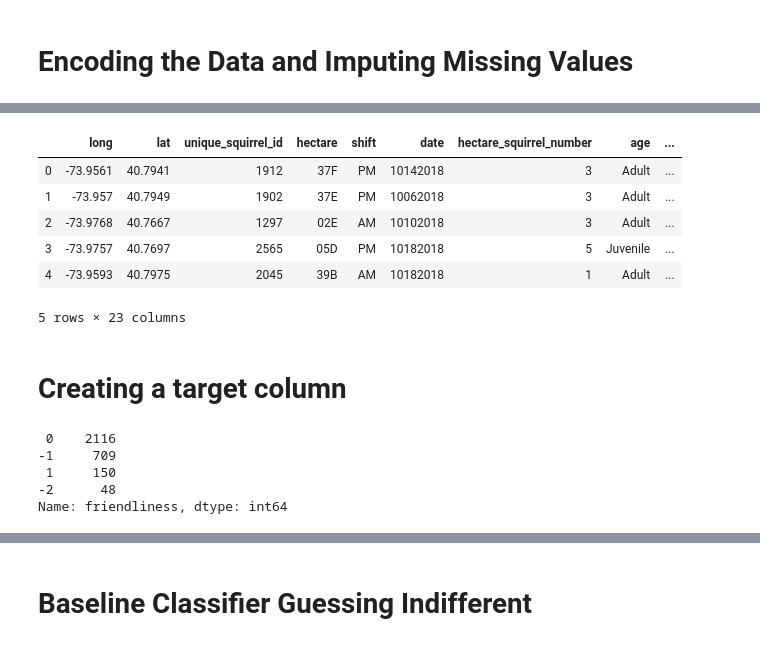
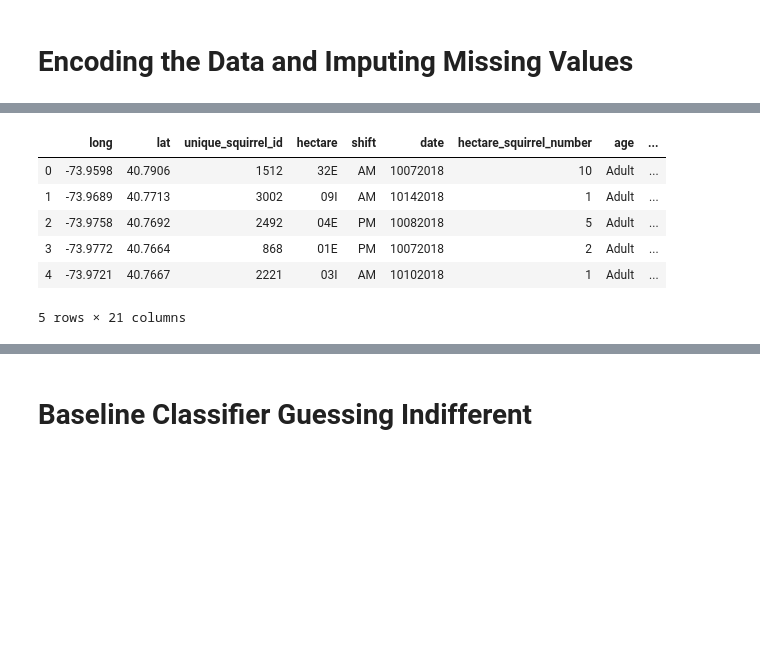
Before and after one commit to vakhitb/SquirrelFriendliness, a Jupyter notebook: CP 1 - Bohdan Vakhitov.ipynb, the cells around one changed output, grey strips where cells are left out. Drawn from its saved outputs; the diff is of its cells as text; code cells hidden in the pictures; blank space fills up the shorter version.

```diff
--- a/CP 1 - Bohdan Vakhitov.ipynb
+++ b/CP 1 - Bohdan Vakhitov.ipynb
@@ -111,0 +115,17 @@ ax.imshow(img, zorder=0, extent = BBox, aspect= 'equal')
+# %%
+# tail_flags are a sign of aggression/frustration, not friendly
+# tail_twitch are used for many different things, not helpful target
+# approaches could be a sign of curiosity or friendliness, will be used as friendly
+# indifferent could be caution or curiosity, neither friendly nor not friendly (no effect)
+# runs_from clearly a sign of not friendly
+
+# friendly squirrels will be defined by squirrels that approaches
+# not friendly squirrels will be defined by squirrels that run_from, indifferent and/or tail_flag
+
+# ---Sources---
+# https://slate.com/technology/2016/05/squirrels-express-frustration-by-twitching-their-tails-researchers-say.html
+# https://www.wired.com/2014/06/squirrel-alarm-calls-are-surprisingly-complex/
+
+df['friendliness'] = df['approaches'] - df['tail_flags'] - df['runs_from']
+df.friendliness.value_counts()
+df = df.drop(['approaches', 'tail_flags', 'runs_from'], axis=1)
@@ -130,36 +176,17 @@ df.isna().sum().sum()
-# %%
-df = pd.DataFrame(imp.fit_transform(df), columns=df.columns)
+# %%
+# test train split
+(df_train,df_test) = train_test_split(df,train_size=0.8,test_size=0.2,random_state=0)
+#thus we won't be making assumptions about training data on the training phase)
+
+df_train = pd.DataFrame(imp.fit_transform(df_train), columns=df_train.columns)
+df_test = pd.DataFrame(imp.transform(df_test), columns=df_test.columns)
 # %%
-df.head()
+df_train.head()
 # %% [output]
 |  | long | lat | unique_squirrel_id | hectare | shift | date | hectare_squirrel_number | age | ... |
-| 0 | -73.9561 | 40.7941 | 1912 | 37F | PM | 10142018 | 3 | Adult | ... |
-| 1 | -73.957 | 40.7949 | 1902 | 37E | PM | 10062018 | 3 | Adult | ... |
-| 2 | -73.9768 | 40.7667 | 1297 | 02E | AM | 10102018 | 3 | Adult | ... |
-| 3 | -73.9757 | 40.7697 | 2565 | 05D | PM | 10182018 | 5 | Juvenile | ... |
-| 4 | -73.9593 | 40.7975 | 2045 | 39B | AM | 10182018 | 1 | Adult | ... |
+| 0 | -73.9598 | 40.7906 | 1512 | 32E | AM | 10072018 | 10 | Adult | ... |
+| 1 | -73.9689 | 40.7713 | 3002 | 09I | AM | 10142018 | 1 | Adult | ... |
+| 2 | -73.9758 | 40.7692 | 2492 | 04E | PM | 10082018 | 5 | Adult | ... |
+| 3 | -73.9772 | 40.7664 | 868 | 01E | PM | 10072018 | 2 | Adult | ... |
+| 4 | -73.9721 | 40.7667 | 2221 | 03I | AM | 10102018 | 1 | Adult | ... |
-5 rows × 23 columns
+5 rows × 21 columns
-# %% [markdown]
-# Creating a target column
-# %%
-# tail_flags are a sign of aggression/frustration, not friendly
-# tail_twitch are used for many different things, not helpful target
-# approaches could be a sign of curiosity or friendliness, will be used as friendly
-# indifferent could be caution or curiosity, neither friendly nor not friendly (no effect)
-# runs_from clearly a sign of not friendly
-
-# friendly squirrels will be defined by squirrels that approaches
-# not friendly squirrels will be defined by squirrels that run_from, indifferent and/or tail_flag
-
-# ---Sources---
-# https://slate.com/technology/2016/05/squirrels-express-frustration-by-twitching-their-tails-researchers-say.html
-# https://www.wired.com/2014/06/squirrel-alarm-calls-are-surprisingly-complex/
-
-df['friendliness'] = df['approaches'] - df['tail_flags'] - df['runs_from']
-df.friendliness.value_counts()
-# %% [output]
- 0    2116
--1     709
- 1     150
--2      48
-Name: friendliness, dtype: int64
```
Also changed, not shown: parts of 10 cells of this notebook.
